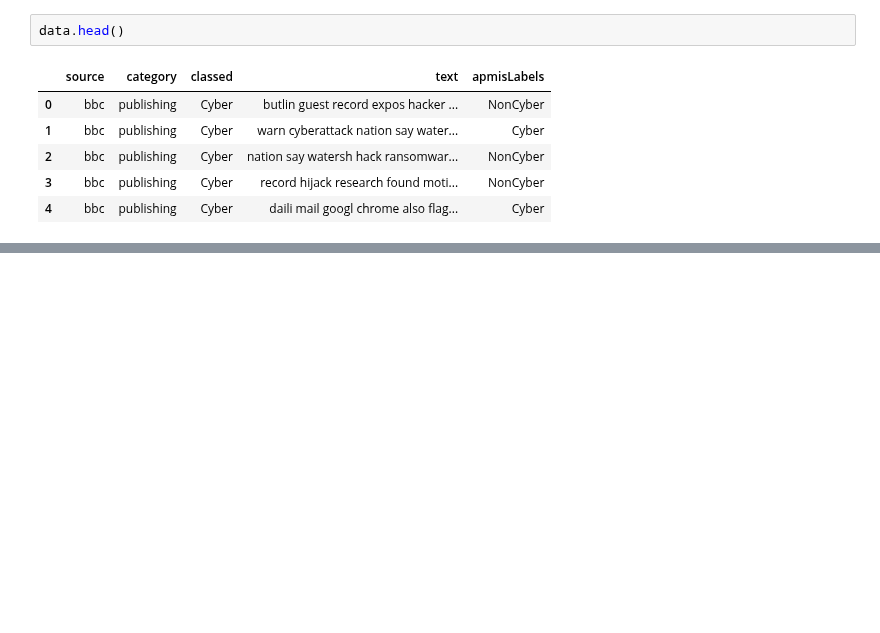
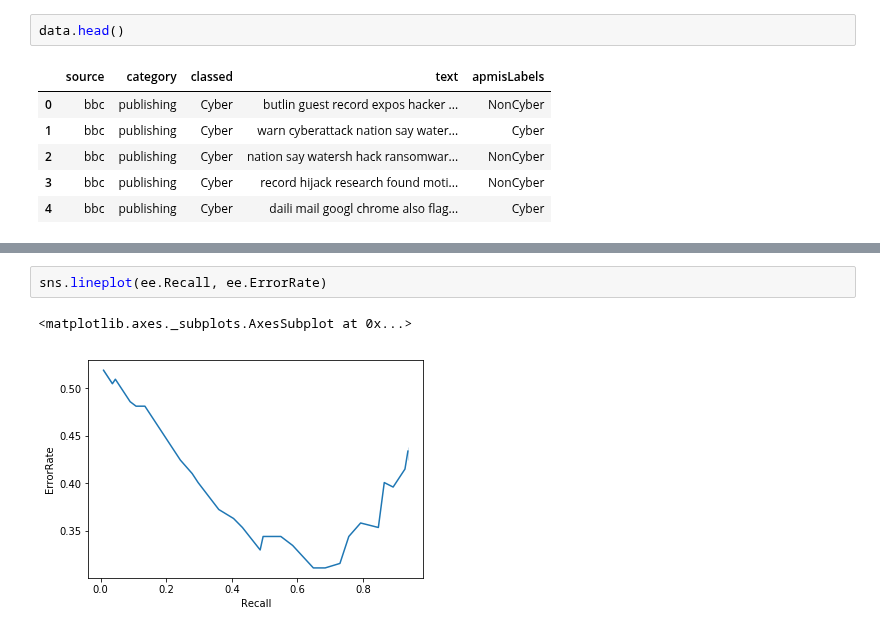
Before and after one commit to eneyi/CyberLexicon, a Jupyter notebook: EvaluatingCyberLexicon/DataAnalysis/EvaluatingTheLexicon.ipynb, the cells around one changed output, grey strips where cells are left out. Cells and saved outputs as stored; diff of their text form; blank space fills up the shorter version.

```diff
--- a/EvaluatingCyberLexicon/DataAnalysis/EvaluatingTheLexicon.ipynb
+++ b/EvaluatingCyberLexicon/DataAnalysis/EvaluatingTheLexicon.ipynb
@@ -506,3 +507,8 @@ See the caveats in the documentation: http://pandas.pydata.org/pandas-docs/stabl
+# %%
+sns.lineplot(ee.Recall, ee.ErrorRate)
+# %% [output]
+<matplotlib.axes._subplots.AxesSubplot at 0x...>
+[figure, added]
 # %%
 top_fdr['terms'] = [stemmer.stem(i).strip().lower() for i in top_fdr.terms]
 top_fdr['scaled'] = np.interp(top_fdr.ratio, (top_fdr.ratio.min(), top_fdr.ratio.max()), (0,100))
```
Also changed, not shown: parts of 9 cells of this notebook, 2 other files.
